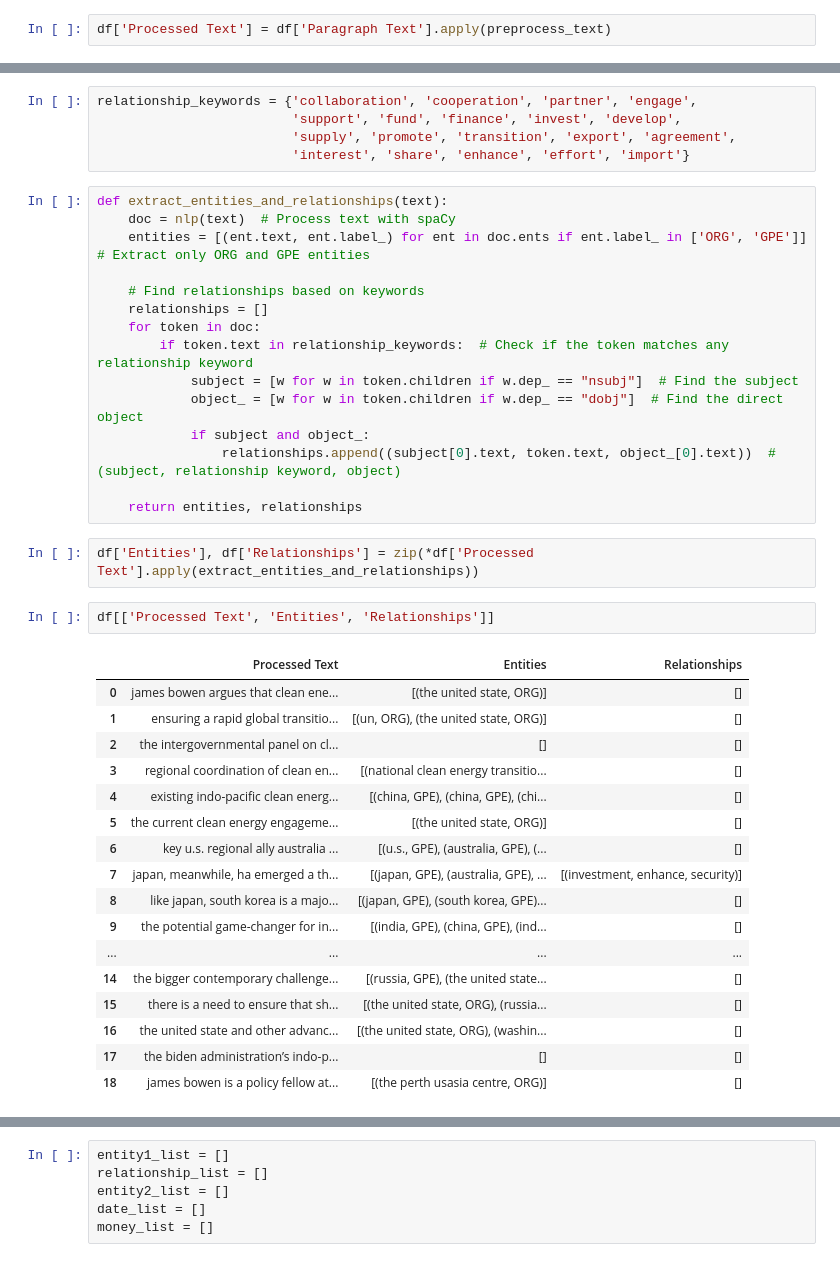
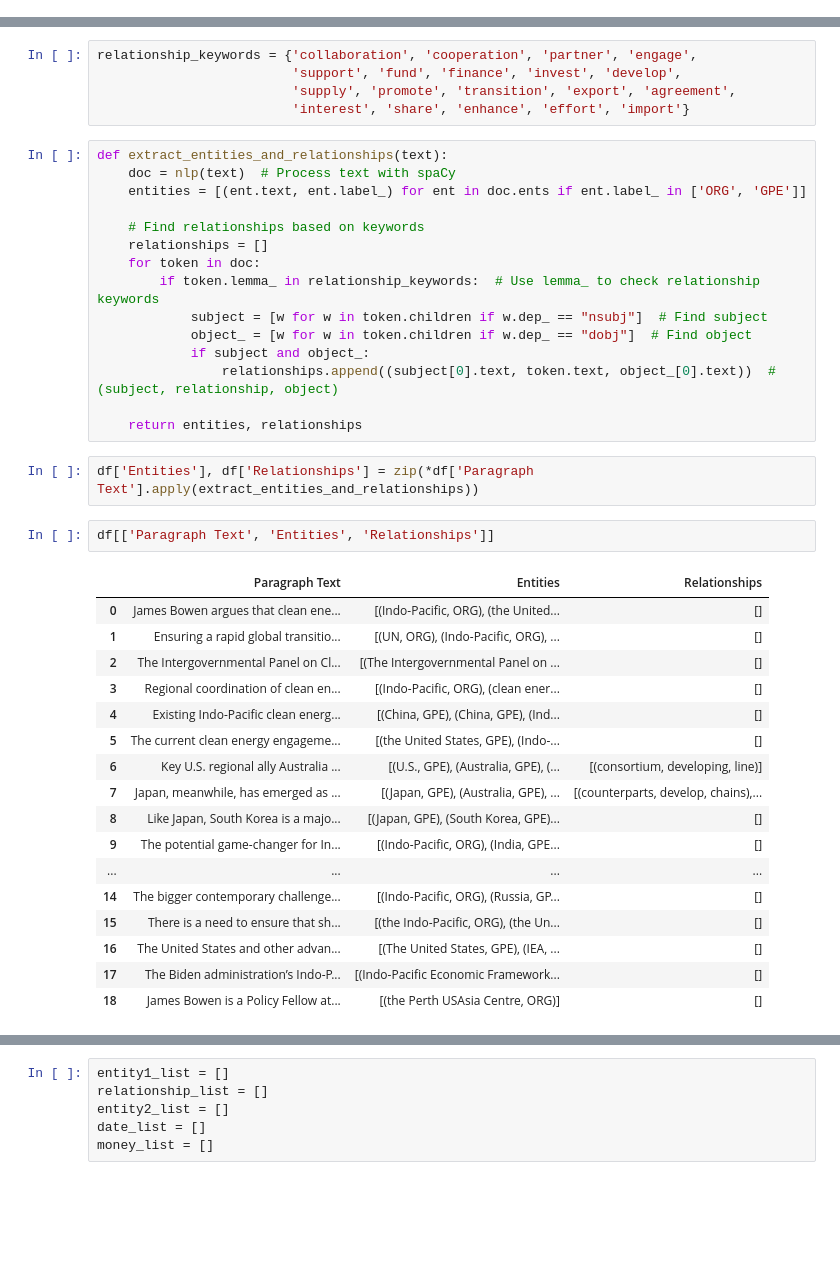
Before and after one commit to Tuandat10/Design-Innovation-Project, a Jupyter notebook: craw_data/Napat/article_02.ipynb, the cells around one changed output, grey strips where cells are left out. Saved outputs shown, nothing was run; the diff lists cells and outputs as text; blank space fills up the shorter version.

```diff
--- a/craw_data/Napat/article_02.ipynb
+++ b/craw_data/Napat/article_02.ipynb
@@ -110,5 +73,3 @@ def preprocess_text(text):
-# %%
-df['Processed Text'] = df['Paragraph Text'].apply(preprocess_text)
 # %%
 pip install spacy
 # %% [output]
@@ -157,40 +118,40 @@ relationship_keywords = {'collaboration', 'cooperation', 'partner', 'engage',
 # %%
 def extract_entities_and_relationships(text):
     doc = nlp(text)  # Process text with spaCy
-    entities = [(ent.text, ent.label_) for ent in doc.ents if ent.label_ in ['ORG', 'GPE']]  # Extract only ORG and GPE entities
+    entities = [(ent.text, ent.label_) for ent in doc.ents if ent.label_ in ['ORG', 'GPE']]
 
     # Find relationships based on keywords
     relationships = []
     for token in doc:
-        if token.text in relationship_keywords:  # Check if the token matches any relationship keyword
-            subject = [w for w in token.children if w.dep_ == "nsubj"]  # Find the subject
-            object_ = [w for w in token.children if w.dep_ == "dobj"]  # Find the direct object
+        if token.lemma_ in relationship_keywords:  # Use lemma_ to check relationship keywords
+            subject = [w for w in token.children if w.dep_ == "nsubj"]  # Find subject
+            object_ = [w for w in token.children if w.dep_ == "dobj"]  # Find object
             if subject and object_:
-                relationships.append((subject[0].text, token.text, object_[0].text))  # (subject, relationship keyword, object)
+                relationships.append((subject[0].text, token.text, object_[0].text))  # (subject, relationship, object)
 
     return entities, relationships
 # %%
-df['Entities'], df['Relationships'] = zip(*df['Processed Text'].apply(extract_entities_and_relationships))
+df['Entities'], df['Relationships'] = zip(*df['Paragraph Text'].apply(extract_entities_and_relationships))
 # %%
-df[['Processed Text', 'Entities', 'Relationships']]
+df[['Paragraph Text', 'Entities', 'Relationships']]
 # %% [output]
-|  | Processed Text | Entities | Relationships |
-| 0 | james bowen argues that clean ene... | [(the united state, ORG)] | [] |
-| 1 | ensuring a rapid global transitio... | [(un, ORG), (the united state, ORG)] | [] |
-| 2 | the intergovernmental panel on cl... | [] | [] |
-| 3 | regional coordination of clean en... | [(national clean energy transitio... | [] |
-| 4 | existing indo-pacific clean energ... | [(china, GPE), (china, GPE), (chi... | [] |
-| 5 | the current clean energy engageme... | [(the united state, ORG)] | [] |
-| 6 | key u.s. regional ally australia ... | [(u.s., GPE), (australia, GPE), (... | [] |
-| 7 | japan, meanwhile, ha emerged a th... | [(japan, GPE), (australia, GPE), ... | [(investment, enhance, security)] |
-| 8 | like japan, south korea is a majo... | [(japan, GPE), (south korea, GPE)... | [] |
-| 9 | the potential game-changer for in... | [(india, GPE), (china, GPE), (ind... | [] |
+|  | Paragraph Text | Entities | Relationships |
+| 0 | James Bowen argues that clean ene... | [(Indo-Pacific, ORG), (the United... | [] |
+| 1 | Ensuring a rapid global transitio... | [(UN, ORG), (Indo-Pacific, ORG), ... | [] |
+| 2 | The Intergovernmental Panel on Cl... | [(The Intergovernmental Panel on ... | [] |
+| 3 | Regional coordination of clean en... | [(Indo-Pacific, ORG), (clean ener... | [] |
+| 4 | Existing Indo-Pacific clean energ... | [(China, GPE), (China, GPE), (Ind... | [] |
+| 5 | The current clean energy engageme... | [(the United States, GPE), (Indo-... | [] |
+| 6 | Key U.S. regional ally Australia ... | [(U.S., GPE), (Australia, GPE), (... | [(consortium, developing, line)] |
+| 7 | Japan, meanwhile, has emerged as ... | [(Japan, GPE), (Australia, GPE), ... | [(counterparts, develop, chains),... |
+| 8 | Like Japan, South Korea is a majo... | [(Japan, GPE), (South Korea, GPE)... | [] |
+| 9 | The potential game-changer for In... | [(Indo-Pacific, ORG), (India, GPE... | [] |
 | ... | ... | ... | ... |
-| 14 | the bigger contemporary challenge... | [(russia, GPE), (the united state... | [] |
-| 15 | there is a need to ensure that sh... | [(the united state, ORG), (russia... | [] |
-| 16 | the united state and other advanc... | [(the united state, ORG), (washin... | [] |
-| 17 | the biden administration’s indo-p... | [] | [] |
-| 18 | james bowen is a policy fellow at... | [(the perth usasia centre, ORG)] | [] |
+| 14 | The bigger contemporary challenge... | [(Indo-Pacific, ORG), (Russia, GP... | [] |
+| 15 | There is a need to ensure that sh... | [(the Indo-Pacific, ORG), (the Un... | [] |
+| 16 | The United States and other advan... | [(The United States, GPE), (IEA, ... | [] |
+| 17 | The Biden administration’s Indo-P... | [(Indo-Pacific Economic Framework... | [] |
+| 18 | James Bowen is a Policy Fellow at... | [(the Perth USAsia Centre, ORG)] | [] |
 # %%
 for index, row in df.iterrows():
     print(f"\nParagraph {index + 1}:")
```
Also changed, not shown: parts of 10 cells of this notebook, 1 other file.
